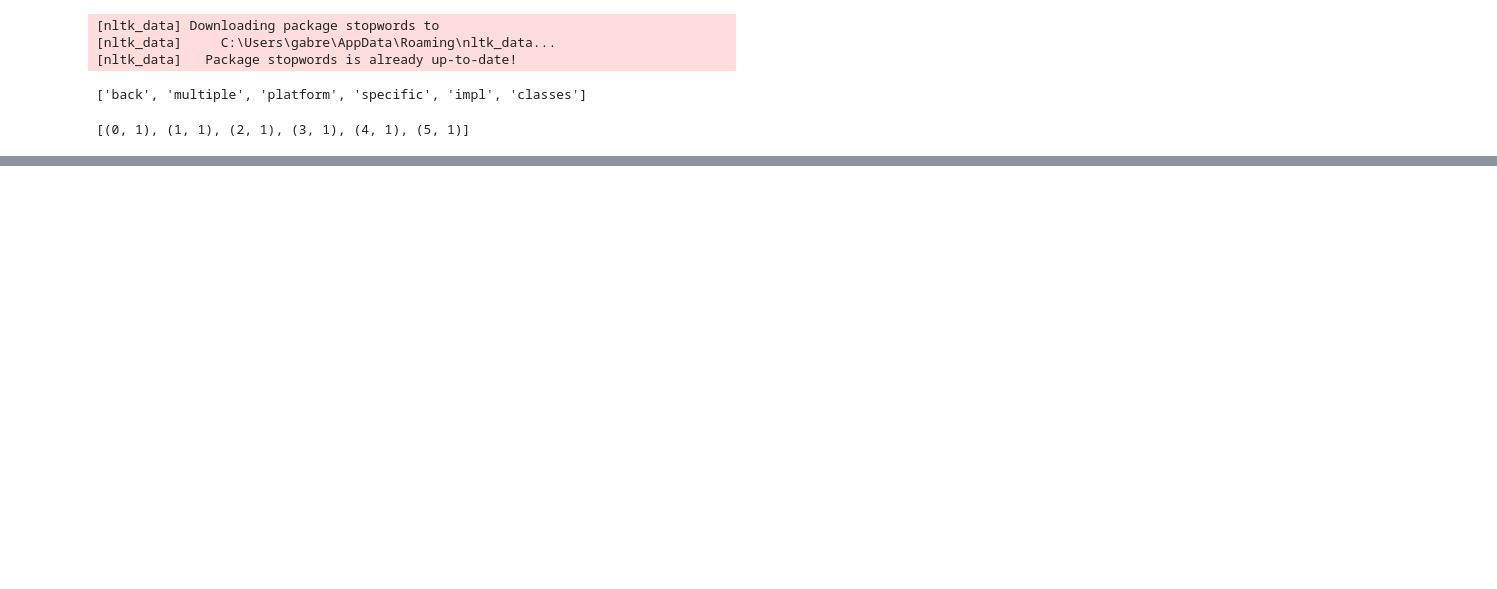
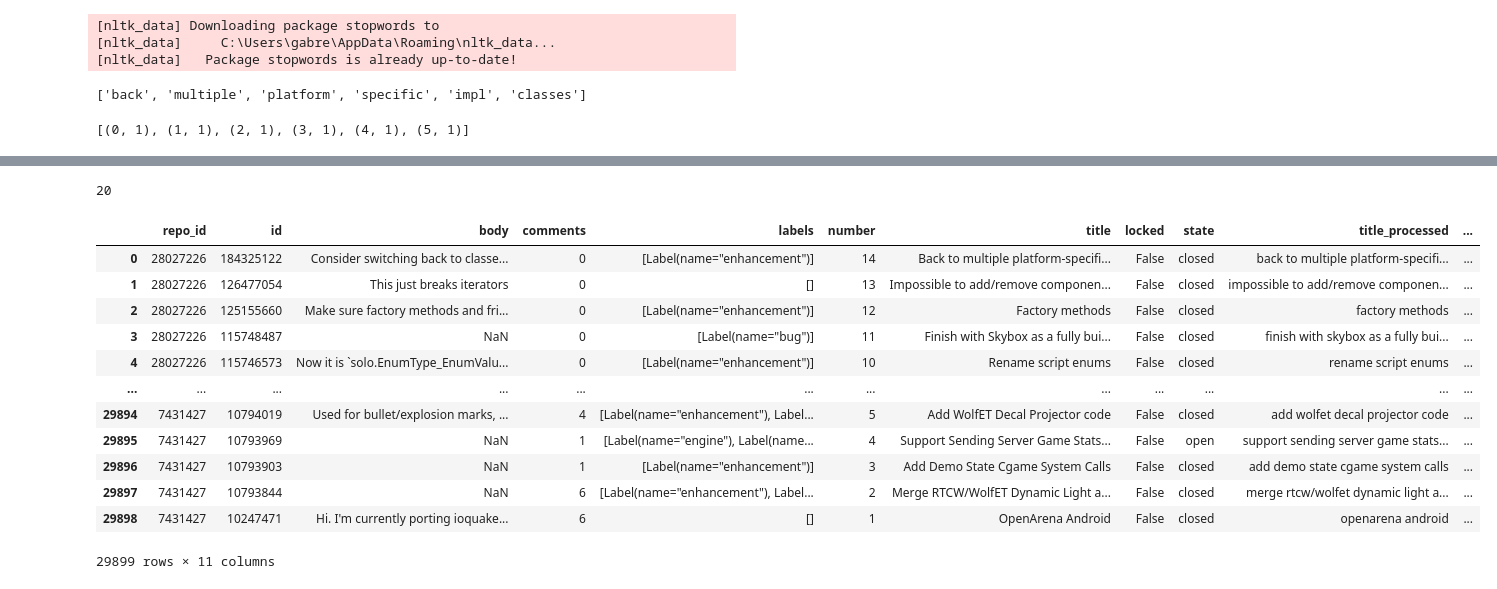
Before and after one commit to GabrielBG0/Mineracao-Repositorios, a Jupyter notebook: topicExtraction.ipynb, the cells around one changed output, grey strips where cells are left out. Drawn from its saved outputs; the diff is of its cells as text; code cells hidden in the pictures; blank space fills up the shorter version.

```diff
--- a/topicExtraction.ipynb
+++ b/topicExtraction.ipynb
@@ -168,0 +183,30 @@ topic
+# %%
+topics = []
+for i in lda_model.show_topics(num_topics=num_topics, num_words=6):
+    aux = i[1].split('+')
+    topic = []
+    for j in aux:
+        topic.append(j.split('*')[1].replace('"', '').replace(' ', ''))
+    topics.append(topic)
+
+topics
+print(len(topics))
+# %% [output]
+20
+# %%
+issues['topic'] = [-1] * 29899
+issues
+# %% [output]
+|  | repo_id | id | body | comments | labels | number | title | locked | state | title_processed | ... |
+| 0 | 28027226 | 184325122 | Consider switching back to classe... | 0 | [Label(name="enhancement")] | 14 | Back to multiple platform-specifi... | False | closed | back to multiple platform-specifi... | ... |
+| 1 | 28027226 | 126477054 | This just breaks iterators | 0 | [] | 13 | Impossible to add/remove componen... | False | closed | impossible to add/remove componen... | ... |
+| 2 | 28027226 | 125155660 | Make sure factory methods and fri... | 0 | [Label(name="enhancement")] | 12 | Factory methods | False | closed | factory methods | ... |
+| 3 | 28027226 | 115748487 | NaN | 0 | [Label(name="bug")] | 11 | Finish with Skybox as a fully bui... | False | closed | finish with skybox as a fully bui... | ... |
+| 4 | 28027226 | 115746573 | Now it is `solo.EnumType_EnumValu... | 0 | [Label(name="enhancement")] | 10 | Rename script enums | False | closed | rename script enums | ... |
+| ... | ... | ... | ... | ... | ... | ... | ... | ... | ... | ... | ... |
+| 29894 | 7431427 | 10794019 | Used for bullet/explosion marks, ... | 4 | [Label(name="enhancement"), Label... | 5 | Add WolfET Decal Projector code | False | closed | add wolfet decal projector code | ... |
+| 29895 | 7431427 | 10793969 | NaN | 1 | [Label(name="engine"), Label(name... | 4 | Support Sending Server Game Stats... | False | open | support sending server game stats... | ... |
+| 29896 | 7431427 | 10793903 | NaN | 1 | [Label(name="enhancement")] | 3 | Add Demo State Cgame System Calls | False | closed | add demo state cgame system calls | ... |
+| 29897 | 7431427 | 10793844 | NaN | 6 | [Label(name="enhancement"), Label... | 2 | Merge RTCW/WolfET Dynamic Light a... | False | closed | merge rtcw/wolfet dynamic light a... | ... |
+| 29898 | 7431427 | 10247471 | Hi. I'm currently porting ioquake... | 6 | [] | 1 | OpenArena Android | False | closed | openarena android | ... |
+29899 rows × 11 columns
```
Also changed, not shown: parts of 17 cells of this notebook, 3 other files.
